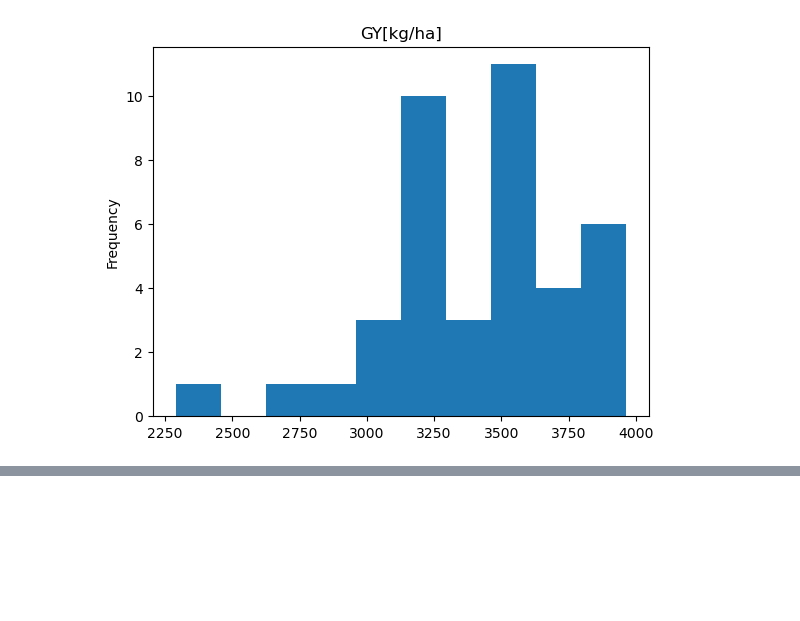
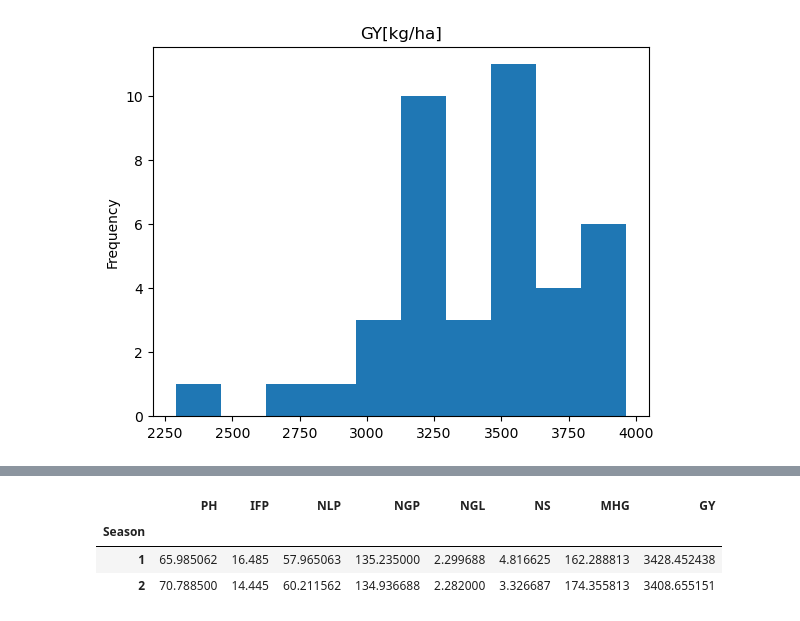
Before and after one commit to mateibotilca/Soybean-Predictions, a Jupyter notebook: main.ipynb, the cells around one changed output, grey strips where cells are left out. Saved outputs shown, nothing was run; the diff lists cells and outputs as text; code cells hidden in the pictures; blank space fills up the shorter version.

```diff
--- a/main.ipynb
+++ b/main.ipynb
@@ -166,0 +152,11 @@ plt.show()
+# %%
+import pandas as pd
+
+dataset = pd.read_csv("data/data_processed.csv")
+df_delta = dataset.groupby('Season').mean().drop(['Cultivar', 'Repetition'], axis=1)
+df_delta
+# %% [output]
+|  | PH | IFP | NLP | NGP | NGL | NS | MHG | GY |
+| Season |  |  |  |  |  |  |  |  |
+| 1 | 65.985062 | 16.485 | 57.965063 | 135.235000 | 2.299688 | 4.816625 | 162.288813 | 3428.452438 |
+| 2 | 70.788500 | 14.445 | 60.211562 | 134.936688 | 2.282000 | 3.326687 | 174.355813 | 3408.655151 |
```
Also changed, not shown: parts of 28 cells of this notebook, 4 other files.
